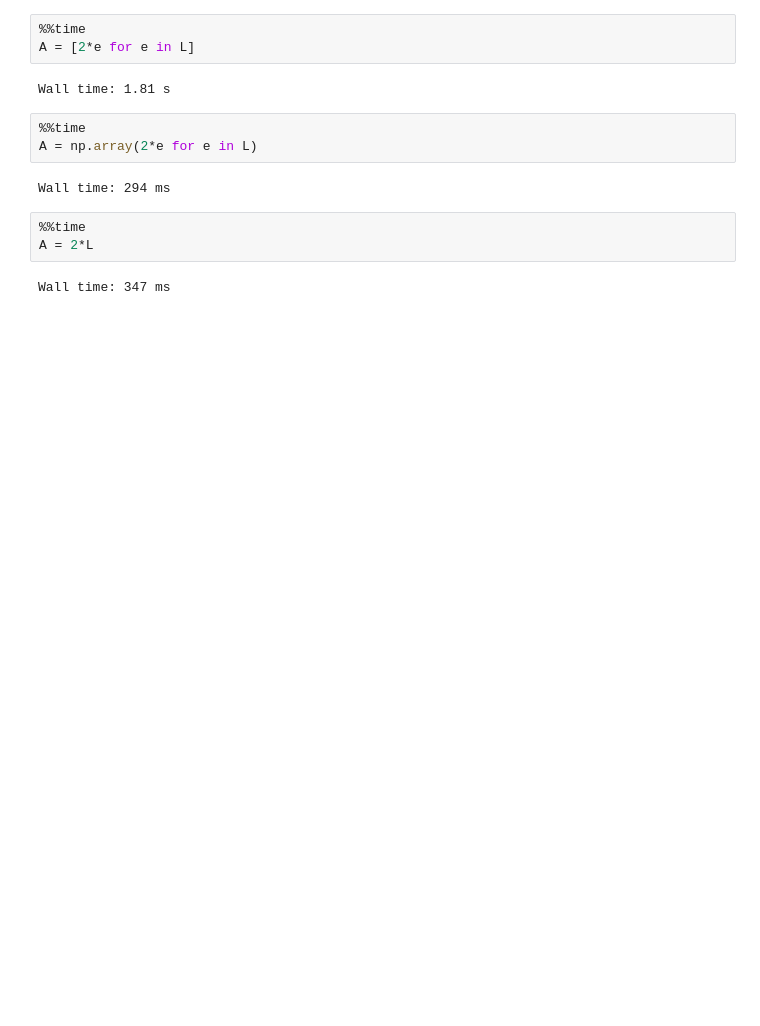
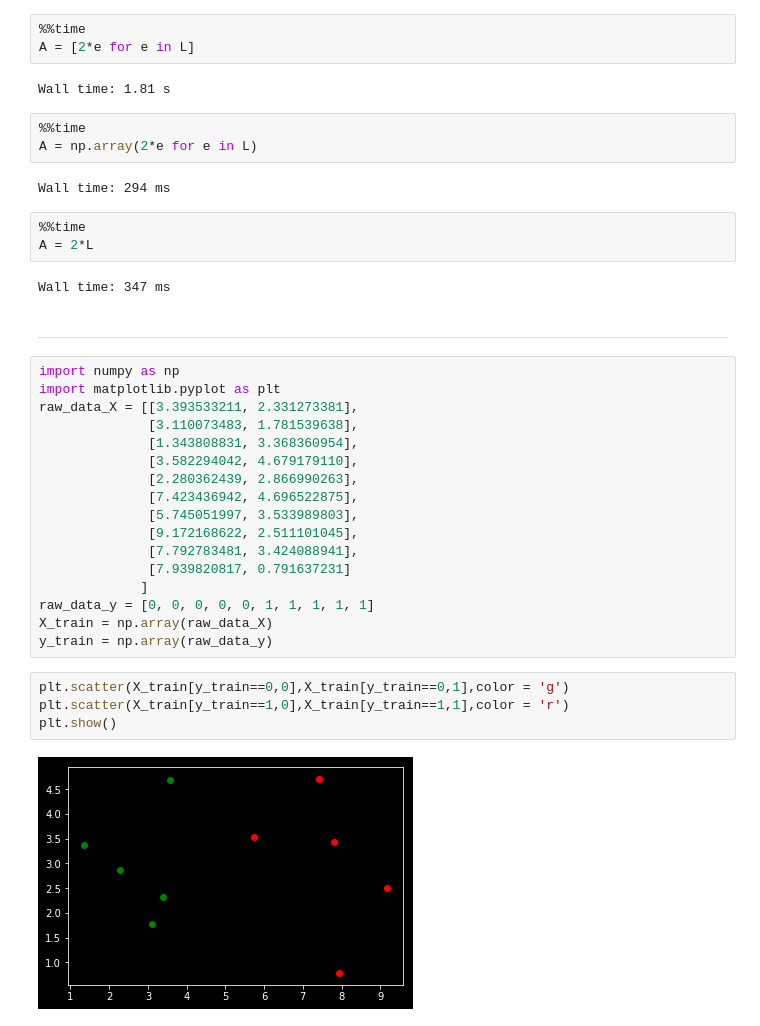
Before and after one commit to Packbaby/MyStudyOfMachineLearning, a Jupyter notebook: 机器学习/网课笔记全套.ipynb, the cells around one changed output. Drawn from its saved outputs; the diff is of its cells as text; blank space fills up the shorter version.

```diff
--- a/机器学习/网课笔记全套.ipynb
+++ b/机器学习/网课笔记全套.ipynb
@@ -743,3 +743,28 @@ Wall time: 294 ms
 A = 2*L
 # %% [output]
 Wall time: 347 ms
+# %% [markdown]
+---
+# %%
+import numpy as np
+import matplotlib.pyplot as plt
+raw_data_X = [[3.393533211, 2.331273381],
+              [3.110073483, 1.781539638],
+              [1.343808831, 3.368360954],
+              [3.582294042, 4.679179110],
+              [2.280362439, 2.866990263],
+              [7.423436942, 4.696522875],
+              [5.745051997, 3.533989803],
+              [9.172168622, 2.511101045],
+              [7.792783481, 3.424088941],
+              [7.939820817, 0.791637231]
+             ]
+raw_data_y = [0, 0, 0, 0, 0, 1, 1, 1, 1, 1]
+X_train = np.array(raw_data_X)
+y_train = np.array(raw_data_y)
+# %%
+plt.scatter(X_train[y_train==0,0],X_train[y_train==0,1],color = 'g')
+plt.scatter(X_train[y_train==1,0],X_train[y_train==1,1],color = 'r')
+plt.show()
+# %% [output]
+[figure, added]
```
Also changed, not shown: parts of 19 cells of this notebook, 14 other files.
